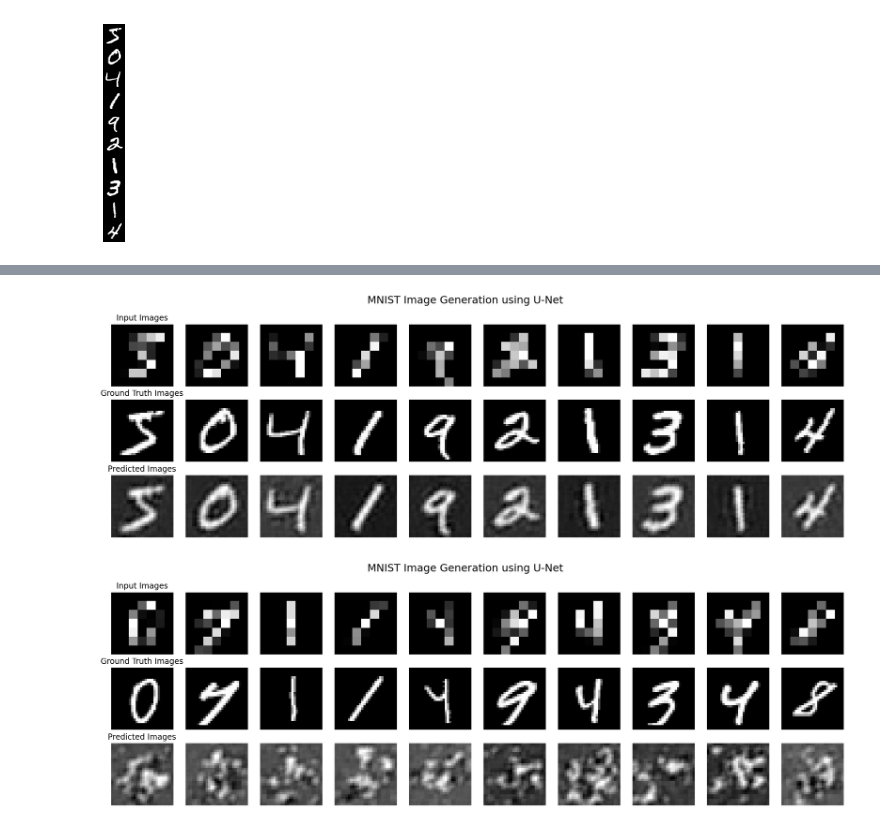
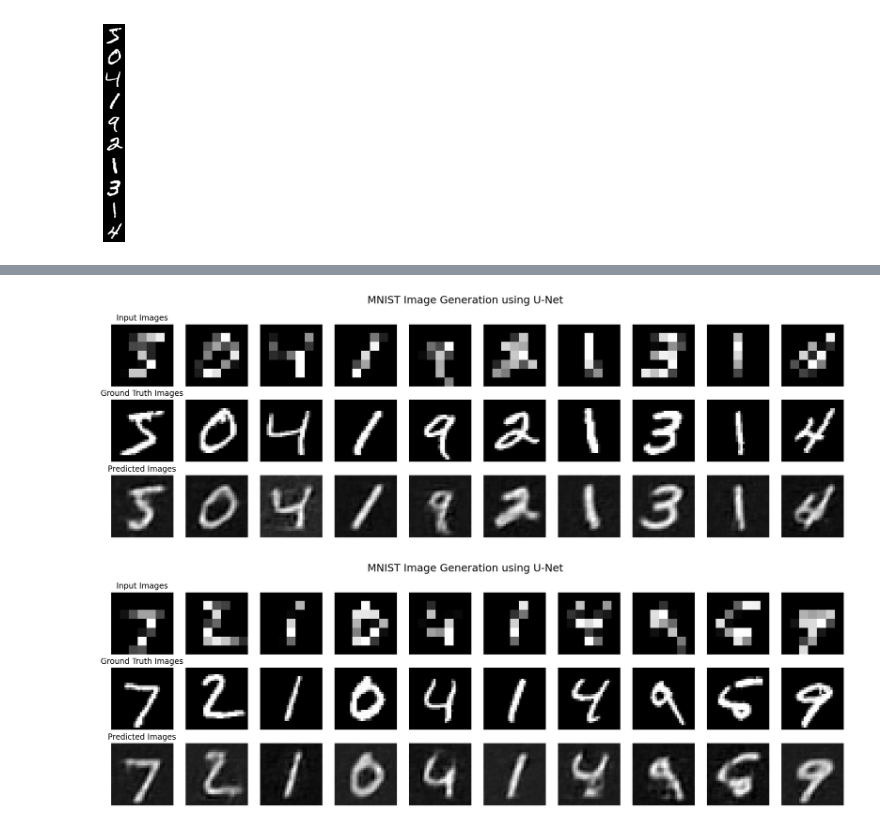
Before and after one commit to patel-zeel/nbblog, a Jupyter notebook: posts/2023-July-12-superres.ipynb, the cells around one changed output, grey strips where cells are left out. Drawn from its saved outputs; the diff is of its cells as text; code cells hidden in the pictures.

```diff
--- a/posts/2023-July-12-superres.ipynb
+++ b/posts/2023-July-12-superres.ipynb
@@ -207,5 +200,16 @@ model = UNet()
 # Output of the model is a batch of 1-channel 28x28 images
 output_size = (batch_size, 1, 28, 28)
 # %%
-X = mnist_small
-X.shape
+# Create X_train, Y_train, X_test, Y_test
+
+device = torch.device("cuda:0" if torch.cuda.is_available() else "cpu")
+
+X_train = mnist_small.float().to(device)
+Y_train = mnist_large.float().to(device)
+
+X_test = mnist_test_small.float().to(device)
+Y_test = mnist_test_large.float().to(device)
+
+X_train.shape, Y_train.shape, X_test.shape, Y_test.shape
+
+model = UNet(activation=sin_activation).to(device)
@@ -304,10 +278,15 @@ plt.plot(losses)
 # %%
 # Extract a mini-batch of 10 images
-X_mini = X[:10]
-Y_mini = Y[:10]
+X_mini = X_train[:10]
+Y_mini = Y_train[:10]
 
 # Forward pass
 Y_hat = model(X_mini)
+
+# Move the tensors to CPU
+X_mini = X_mini.cpu()
+Y_mini = Y_mini.cpu()
+Y_hat = Y_hat.cpu()
 
 def plot_images(X_mini, Y_mini, Y_hat=None):
 
@@ -341,17 +320,15 @@ def plot_images(X_mini, Y_mini, Y_hat=None):
 
 plot_images(X_mini, Y_mini, Y_hat)
 # %% [output]
-[figure, old version]
+[figure, new version]
 # %%
 # Get unseen images from the test set
-Y_test = mnist.data[1000:1010].reshape(10, 1, 28, 28).float()
-
-# Transfor to size (10, 1, 7, 7)
-X_test = transforms.Resize((7, 7))(Y_test)
+X_test = mnist_test_small.float().to(device)
+Y_test = mnist_test_large.float().to(device)
 
 # Forward pass
 Y_hat = model(X_test)
 
-plot_images(X_test, Y_test, Y_hat)
+plot_images(X_test.cpu(), Y_test.cpu(), Y_hat.cpu())
 # %% [output]
-[figure, old version]
+[figure, new version]
```
Also changed, not shown: parts of 11 cells of this notebook, 1 other file.
